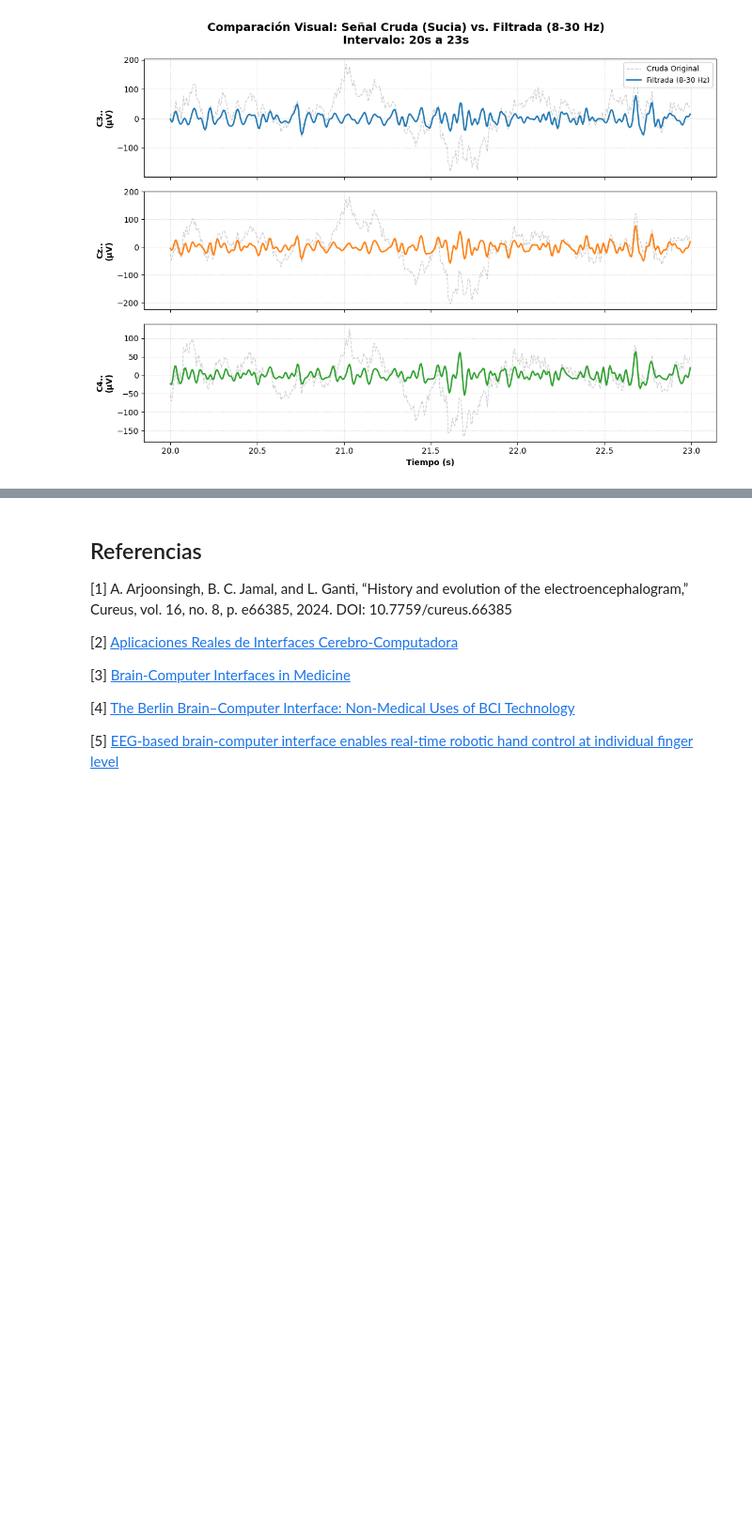
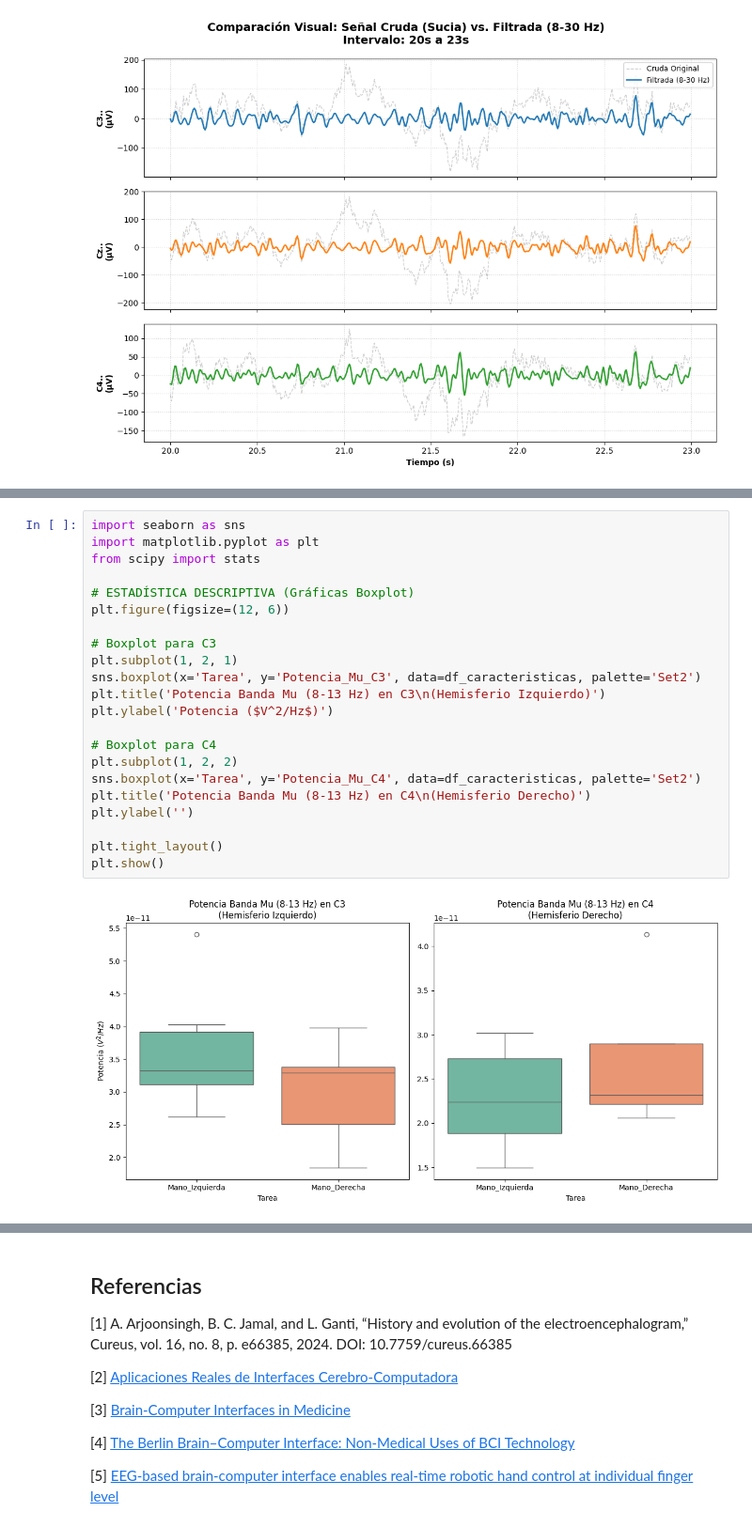
Before and after one commit to PaulaCCano/lab_Biosenales, a Jupyter notebook: avances_proyecto.ipynb, the cells around one changed output, grey strips where cells are left out. Shown at 94% size. Cells and saved outputs as stored; diff of their text form; blank space fills up the shorter version.

```diff
--- a/avances_proyecto.ipynb
+++ b/avances_proyecto.ipynb
@@ -411,0 +574,24 @@ Número total de eventos encontrados: 30
+# %%
+import seaborn as sns
+import matplotlib.pyplot as plt
+from scipy import stats
+
+# ESTADÍSTICA DESCRIPTIVA (Gráficas Boxplot)
+plt.figure(figsize=(12, 6))
+
+# Boxplot para C3
+plt.subplot(1, 2, 1)
+sns.boxplot(x='Tarea', y='Potencia_Mu_C3', data=df_caracteristicas, palette='Set2')
+plt.title('Potencia Banda Mu (8-13 Hz) en C3\n(Hemisferio Izquierdo)')
+plt.ylabel('Potencia ($V^2/Hz$)')
+
+# Boxplot para C4
+plt.subplot(1, 2, 2)
+sns.boxplot(x='Tarea', y='Potencia_Mu_C4', data=df_caracteristicas, palette='Set2')
+plt.title('Potencia Banda Mu (8-13 Hz) en C4\n(Hemisferio Derecho)')
+plt.ylabel('')
+
+plt.tight_layout()
+plt.show()
+# %% [output]
+[figure, added]
```
Also changed, not shown: parts of 20 cells of this notebook.
